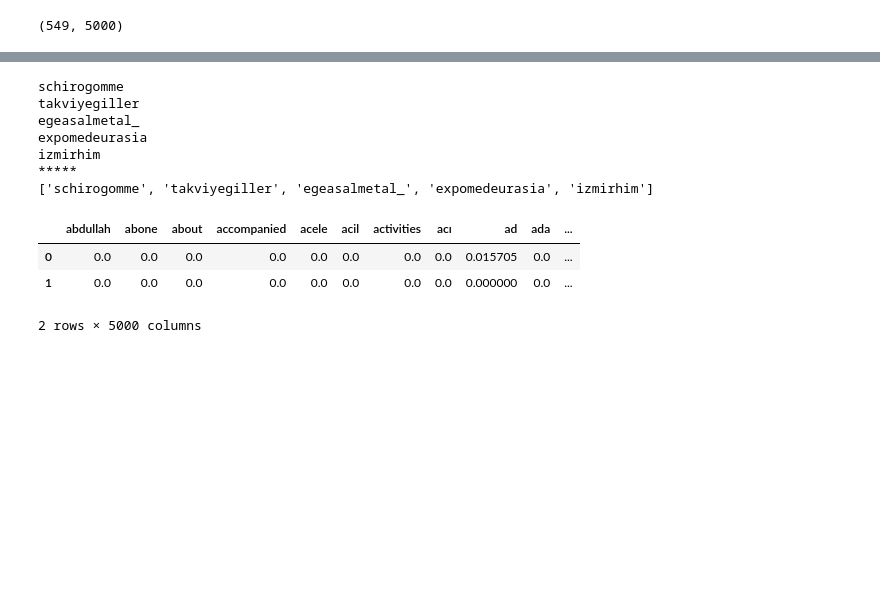
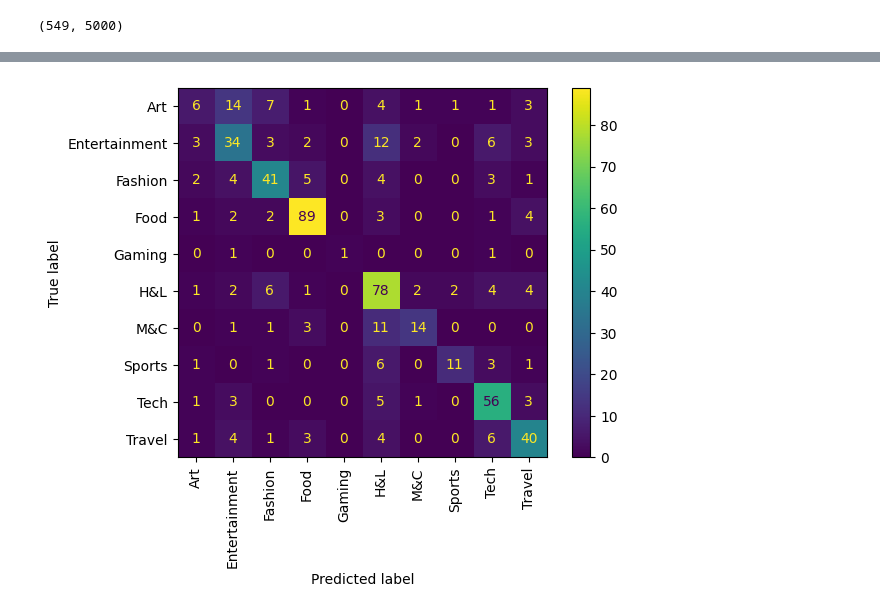
Before and after one commit to ibasardemir/cs412-project, a Jupyter notebook: classification.ipynb, the cells around one changed output, grey strips where cells are left out. Cells and saved outputs as stored; diff of their text form; code cells hidden in the pictures; blank space fills up the shorter version.

```diff
--- a/classification.ipynb
+++ b/classification.ipynb
@@ -29,7 +30,7 @@ turkish_stopwords = stopwords.words('turkish')
 4.   Predict Test Data
 4.   Save outputs
 # %%
-train_classification_df = pd.read_csv("train-classification.csv",)
+train_classification_df = pd.read_csv("/Users/ahmetcoskun/Desktop/train-classification.csv",)
 train_classification_df = train_classification_df.rename(columns={'Unnamed: 0': 'user_id', 'label': 'category'})
 
 # Unifying labels
@@ -54,5 +59,5 @@ train_classification_df.groupby("category").count()
 # %%
-train_data_path = "training-dataset.jsonl"
+train_data_path = "/Users/ahmetcoskun/Desktop/training-dataset.jsonl"
 
 username2posts_train = dict()
 username2profile_train = dict()
@@ -294,24 +298,0 @@ health and lifestyle       0.50      0.79      0.61       100
-# %%
-#@title Test Data
-
-
-# let's take a look at the first 5 lines of the file
-test_data_path = "test-classification-round2.dat"
-!head -n 5 "$test_data_path"
-
-print("*****")
-
-test_unames = []
-with open(test_data_path, "rt") as fh:
-  for line in fh:
-    test_unames.append(line.strip())
-
-print(test_unames[:5])
-# %% [output]
-schirogomme
-takviyegiller
-egeasalmetal_
-expomedeurasia
-izmirhim
-*****
-['schirogomme', 'takviyegiller', 'egeasalmetal_', 'expomedeurasia', 'izmirhim']
@@ -331,8 +298,0 @@ for uname in test_unames:
-# %%
-df_test = pd.DataFrame(np.array(x_test), columns=feature_names)
-df_test.head(2)
-# %% [output]
-|  | abdullah | abone | about | accompanied | acele | acil | activities | acı | ad | ada | ... |
-| 0 | 0.0 | 0.0 | 0.0 | 0.0 | 0.0 | 0.0 | 0.0 | 0.0 | 0.015705 | 0.0 | ... |
-| 1 | 0.0 | 0.0 | 0.0 | 0.0 | 0.0 | 0.0 | 0.0 | 0.0 | 0.000000 | 0.0 | ... |
-2 rows × 5000 columns
@@ -355,0 +299,13 @@ with open("output.json", "w") as of:
+# %%
+# Display the confusion matrix
+
+import matplotlib.pyplot as plt
+from sklearn import metrics
+listOfClasses = ["Art", "Entertainment", "Fashion", "Food", "Gaming", "H&L", "M&C", "Sports","Tech","Travel"]
+confusion_matrix = metrics.confusion_matrix(y_val, y_pred)
+cm_display = metrics.ConfusionMatrixDisplay(confusion_matrix = confusion_matrix, display_labels = listOfClasses)
+cm_display.plot()
+plt.xticks(rotation=90)
+plt.show()
+# %% [output]
+[figure, added]
```
Also changed, not shown: parts of 8 cells of this notebook.
